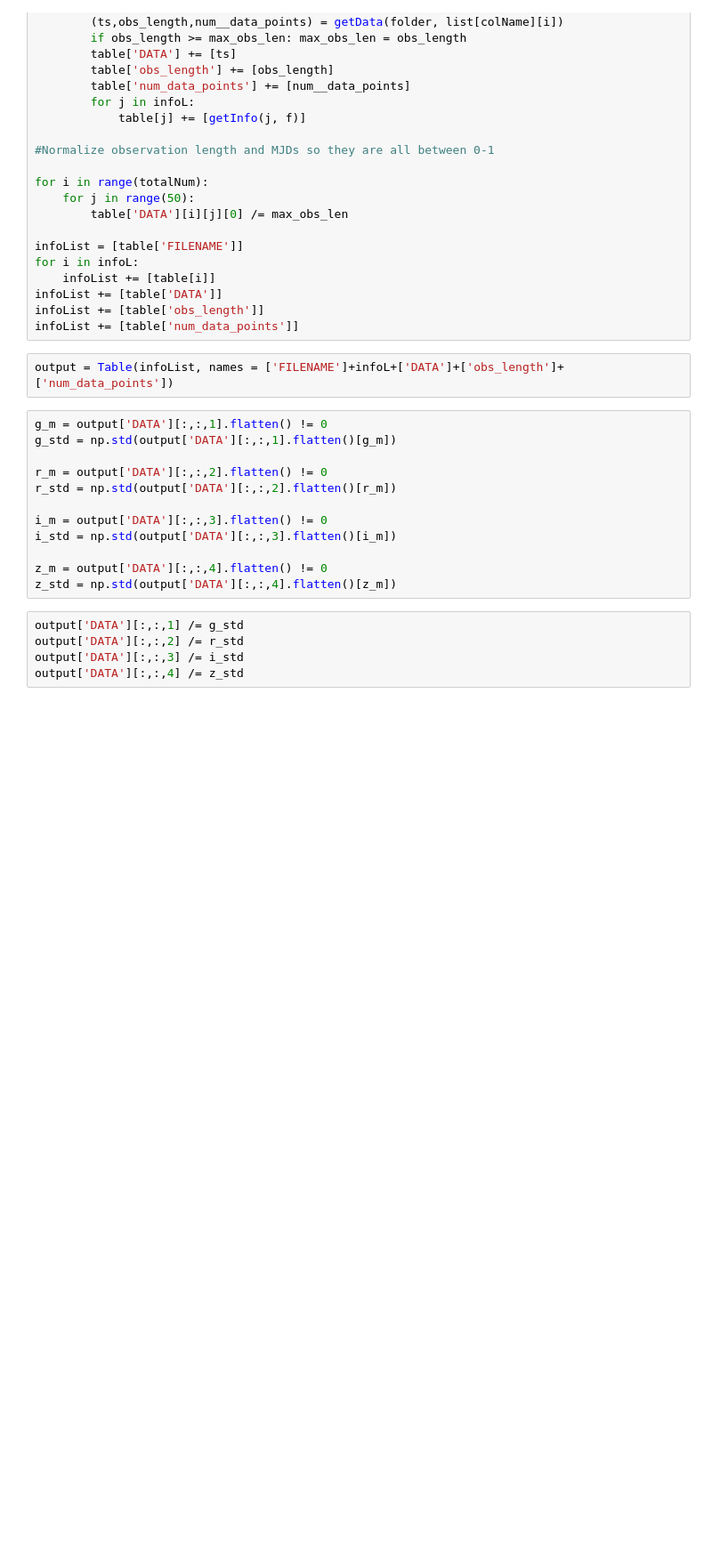
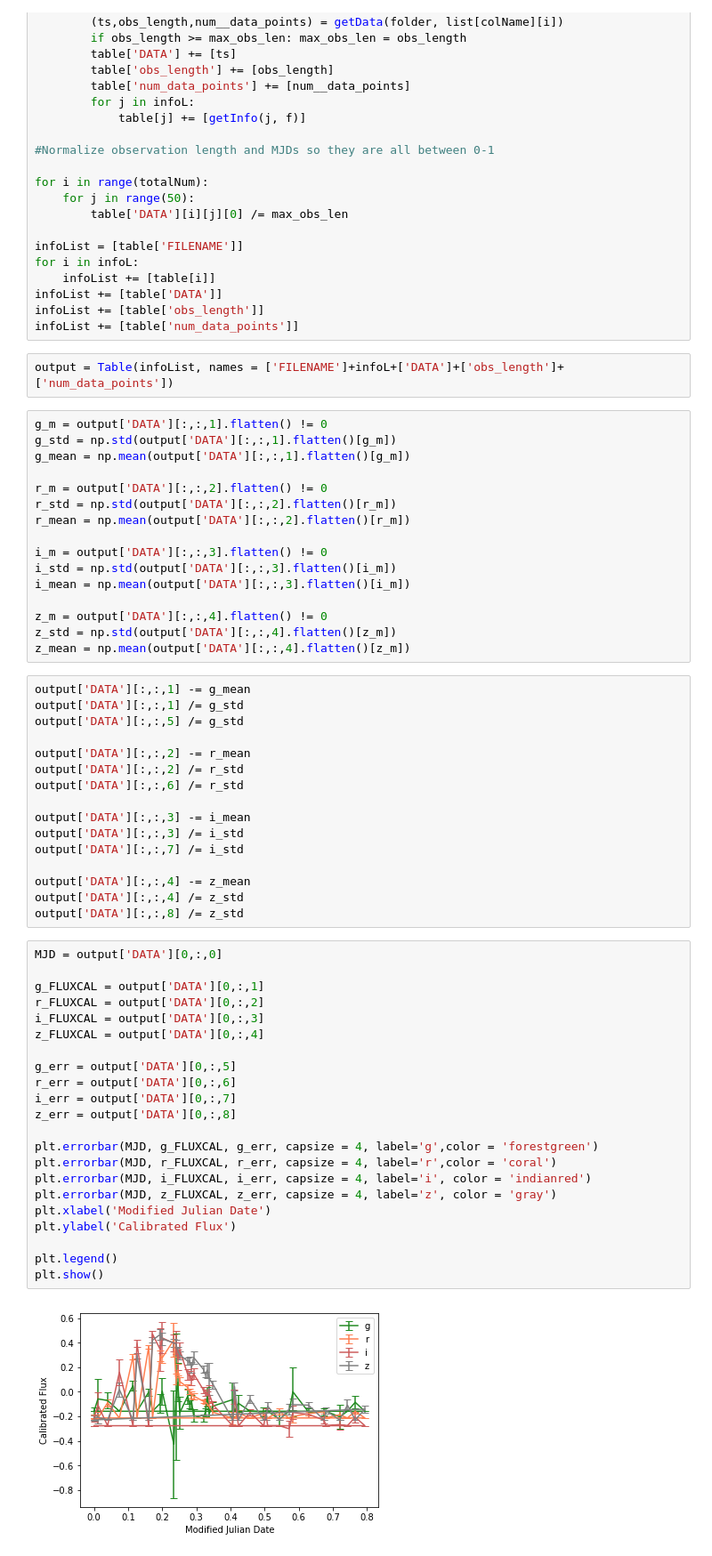
Before and after one commit to zhiyaol/SN-Classification-with-ML, a Jupyter notebook: Preprocess.ipynb, the cells around one changed output. Shown at 89% size. Saved outputs shown, nothing was run; the diff lists cells and outputs as text; blank space fills up the shorter version.

```diff
--- a/Preprocess.ipynb
+++ b/Preprocess.ipynb
@@ -121,18 +121,57 @@ output = Table(infoList, names = ['FILENAME']+infoL+['DATA']+['obs_length']+['nu
 # %%
 g_m = output['DATA'][:,:,1].flatten() != 0
 g_std = np.std(output['DATA'][:,:,1].flatten()[g_m])
+g_mean = np.mean(output['DATA'][:,:,1].flatten()[g_m])
 
 r_m = output['DATA'][:,:,2].flatten() != 0
 r_std = np.std(output['DATA'][:,:,2].flatten()[r_m])
+r_mean = np.mean(output['DATA'][:,:,2].flatten()[r_m])
 
 i_m = output['DATA'][:,:,3].flatten() != 0
 i_std = np.std(output['DATA'][:,:,3].flatten()[i_m])
+i_mean = np.mean(output['DATA'][:,:,3].flatten()[i_m])
 
 z_m = output['DATA'][:,:,4].flatten() != 0
 z_std = np.std(output['DATA'][:,:,4].flatten()[z_m])
+z_mean = np.mean(output['DATA'][:,:,4].flatten()[z_m])
 # %%
+output['DATA'][:,:,1] -= g_mean
 output['DATA'][:,:,1] /= g_std
+output['DATA'][:,:,5] /= g_std
+
+output['DATA'][:,:,2] -= r_mean
 output['DATA'][:,:,2] /= r_std
+output['DATA'][:,:,6] /= r_std
+
+output['DATA'][:,:,3] -= i_mean
 output['DATA'][:,:,3] /= i_std
+output['DATA'][:,:,7] /= i_std
+
+output['DATA'][:,:,4] -= z_mean
 output['DATA'][:,:,4] /= z_std
+output['DATA'][:,:,8] /= z_std
+# %%
+MJD = output['DATA'][0,:,0]
+
+g_FLUXCAL = output['DATA'][0,:,1]
+r_FLUXCAL = output['DATA'][0,:,2]
+i_FLUXCAL = output['DATA'][0,:,3]
+z_FLUXCAL = output['DATA'][0,:,4]
+
+g_err = output['DATA'][0,:,5]
+r_err = output['DATA'][0,:,6]
+i_err = output['DATA'][0,:,7]
+z_err = output['DATA'][0,:,8]
+
+plt.errorbar(MJD, g_FLUXCAL, g_err, capsize = 4, label='g',color = 'forestgreen')
+plt.errorbar(MJD, r_FLUXCAL, r_err, capsize = 4, label='r',color = 'coral')
+plt.errorbar(MJD, i_FLUXCAL, i_err, capsize = 4, label='i', color = 'indianred')
+plt.errorbar(MJD, z_FLUXCAL, z_err, capsize = 4, label='z', color = 'gray')
+plt.xlabel('Modified Julian Date')
+plt.ylabel('Calibrated Flux')
+
+plt.legend()
+plt.show()
+# %% [output]
+[figure, added]
 # %%
```
Also changed, not shown: parts of 1 cell of this notebook, 36 other files.
